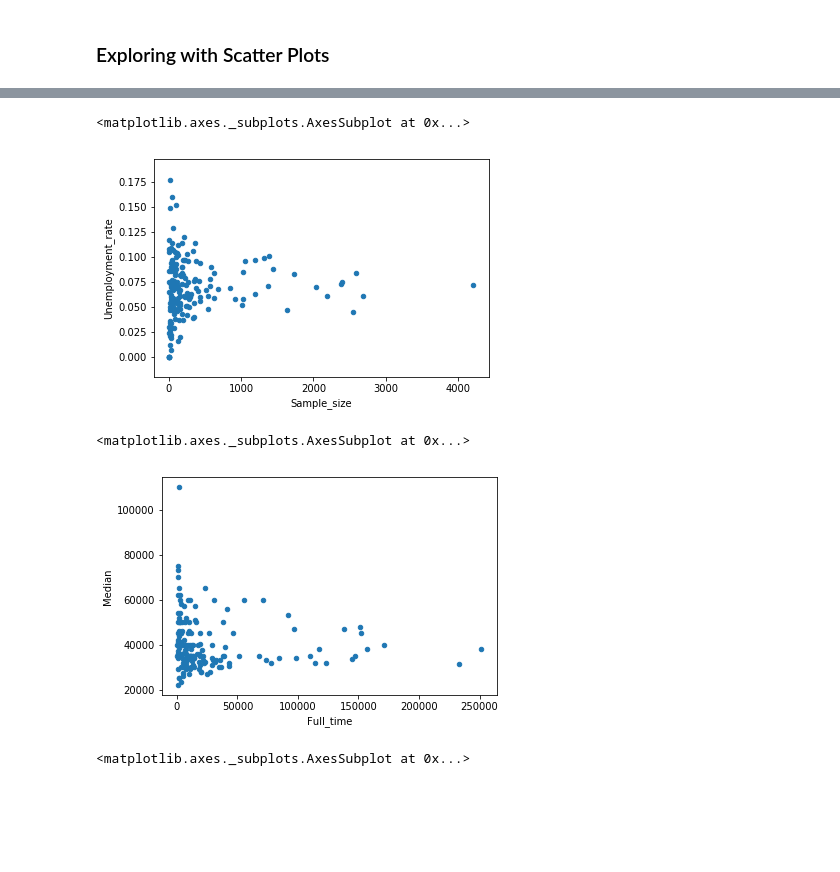
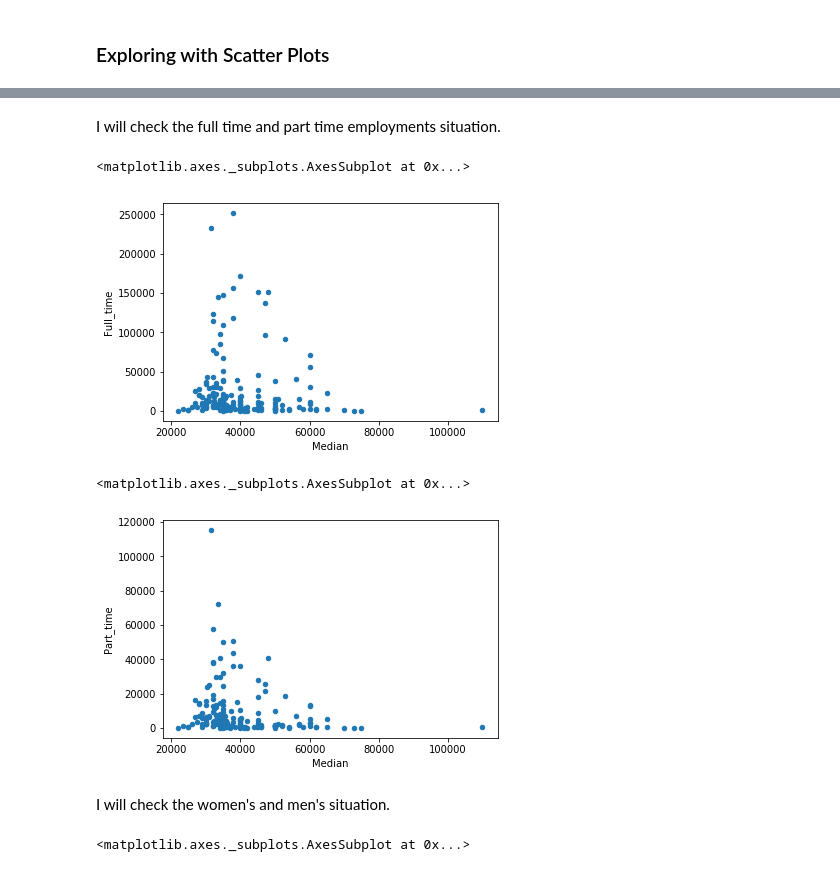
Before and after one commit to shylkymc/Job-Outcomes-After-Graduation, a Jupyter notebook: Job Outcomes.ipynb, the cells around one changed output, grey strips where cells are left out. Saved outputs shown, nothing was run; the diff lists cells and outputs as text; code cells hidden in the pictures; blank space fills up the shorter version.

```diff
--- a/Job Outcomes.ipynb
+++ b/Job Outcomes.ipynb
@@ -89,13 +123,17 @@ recent_grads.plot(x="Sample_size", y="Median", kind="scatter")
+# %% [markdown]
+I will check the full time and part time employments situation.
 # %%
-recent_grads.plot(x="Sample_size", y="Unemployment_rate", kind="scatter")
+recent_grads.plot( x="Median",y="Full_time", kind="scatter")
 # %% [output]
 <matplotlib.axes._subplots.AxesSubplot at 0x...>
-[figure, old version]
+[figure, new version]
 # %%
-recent_grads.plot(x="Full_time", y="Median", kind="scatter")
+recent_grads.plot( x="Median",y="Part_time", kind="scatter")
 # %% [output]
 <matplotlib.axes._subplots.AxesSubplot at 0x...>
-[figure, old version]
+[figure, new version]
+# %% [markdown]
+I will check the women's and men's situation.
 # %%
 recent_grads.plot(x="ShareWomen", y="Unemployment_rate", kind="scatter")
 # %% [output]
```
Also changed, not shown: parts of 17 cells of this notebook.
